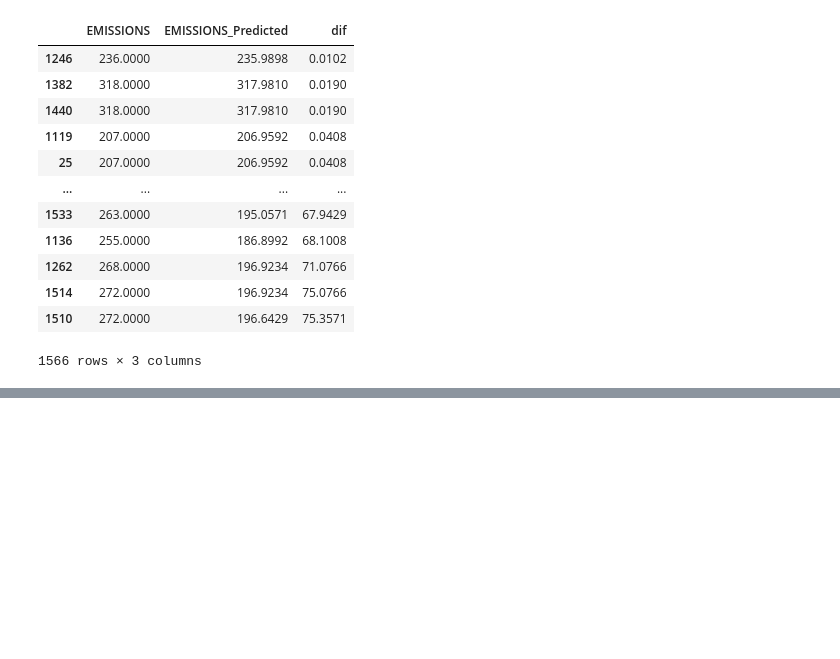
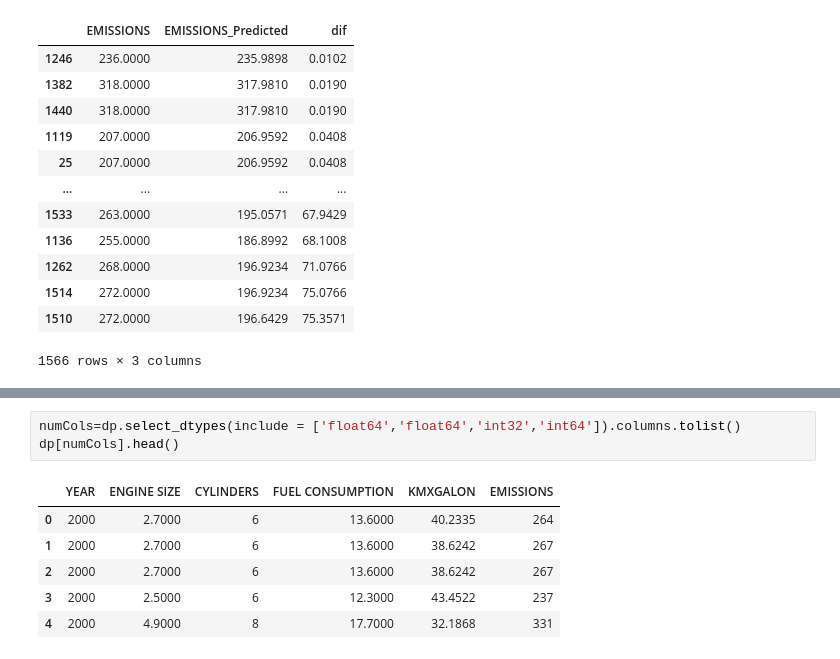
Before and after one commit to juanpbetancurc/Entregable-aprendizaje-automatico, a Jupyter notebook: evaluacionModelos.ipynb, the cells around one changed output, grey strips where cells are left out. Drawn from its saved outputs; the diff is of its cells as text; blank space fills up the shorter version.

```diff
--- a/evaluacionModelos.ipynb
+++ b/evaluacionModelos.ipynb
@@ -352,0 +377,10 @@ concatenated_df[['EMISSIONS', 'EMISSIONS_Predicted', 'dif']].sort_values(by='dif
+# %%
+numCols=dp.select_dtypes(include = ['float64','float64','int32','int64']).columns.tolist()
+dp[numCols].head()
+# %% [output]
+|  | YEAR | ENGINE SIZE | CYLINDERS | FUEL CONSUMPTION | KMXGALON | EMISSIONS |
+| 0 | 2000 | 2.7000 | 6 | 13.6000 | 40.2335 | 264 |
+| 1 | 2000 | 2.7000 | 6 | 13.6000 | 38.6242 | 267 |
+| 2 | 2000 | 2.7000 | 6 | 13.6000 | 38.6242 | 267 |
+| 3 | 2000 | 2.5000 | 6 | 12.3000 | 43.4522 | 237 |
+| 4 | 2000 | 4.9000 | 8 | 17.7000 | 32.1868 | 331 |
```
Also changed, not shown: parts of 16 cells of this notebook, 5 other files.
